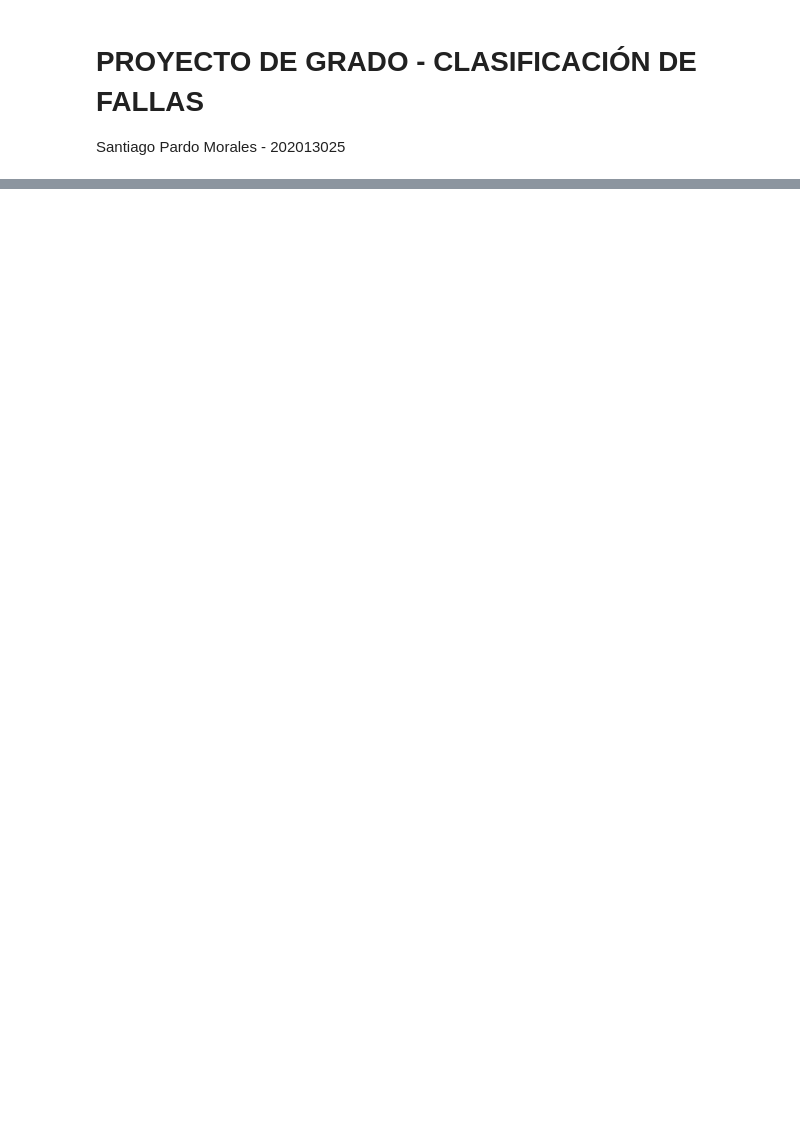
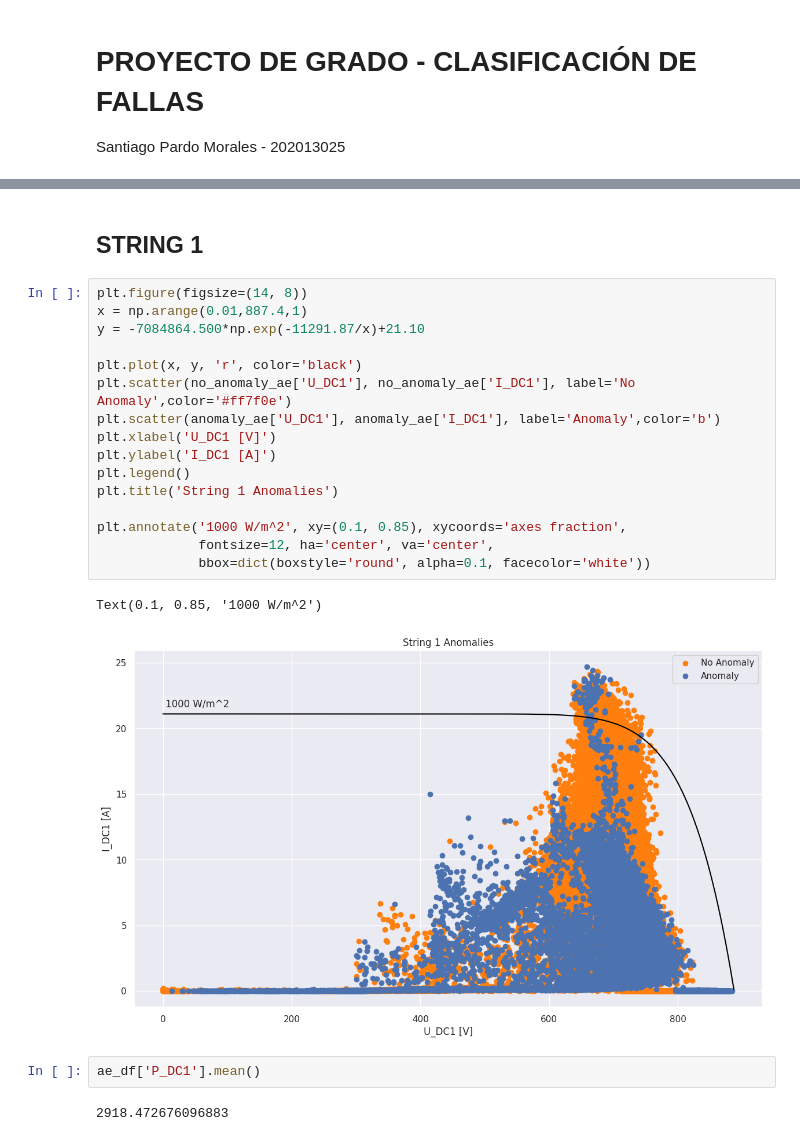
Before and after one commit to santyxd3000/Caso1-InfraComp, a Jupyter notebook: Fault_Classification.ipynb, the cells around one changed output, grey strips where cells are left out. Saved outputs shown, nothing was run; the diff lists cells and outputs as text; blank space fills up the shorter version.

```diff
--- a/Fault_Classification.ipynb
+++ b/Fault_Classification.ipynb
@@ -100,0 +175,25 @@ plt.show()
+# %% [markdown]
+## STRING 1
+# %%
+plt.figure(figsize=(14, 8))
+x = np.arange(0.01,887.4,1)
+y = -7084864.500*np.exp(-11291.87/x)+21.10
+
+plt.plot(x, y, 'r', color='black')
+plt.scatter(no_anomaly_ae['U_DC1'], no_anomaly_ae['I_DC1'], label='No Anomaly',color='#ff7f0e')
+plt.scatter(anomaly_ae['U_DC1'], anomaly_ae['I_DC1'], label='Anomaly',color='b')
+plt.xlabel('U_DC1 [V]')
+plt.ylabel('I_DC1 [A]')
+plt.legend()
+plt.title('String 1 Anomalies')
+
+plt.annotate('1000 W/m^2', xy=(0.1, 0.85), xycoords='axes fraction',
+             fontsize=12, ha='center', va='center',
+             bbox=dict(boxstyle='round', alpha=0.1, facecolor='white'))
+# %% [output]
+Text(0.1, 0.85, '1000 W/m^2')
+[figure, added]
+# %%
+ae_df['P_DC1'].mean()
+# %% [output]
+2918.472676096883
```
Also changed, not shown: parts of 107 cells of this notebook.
